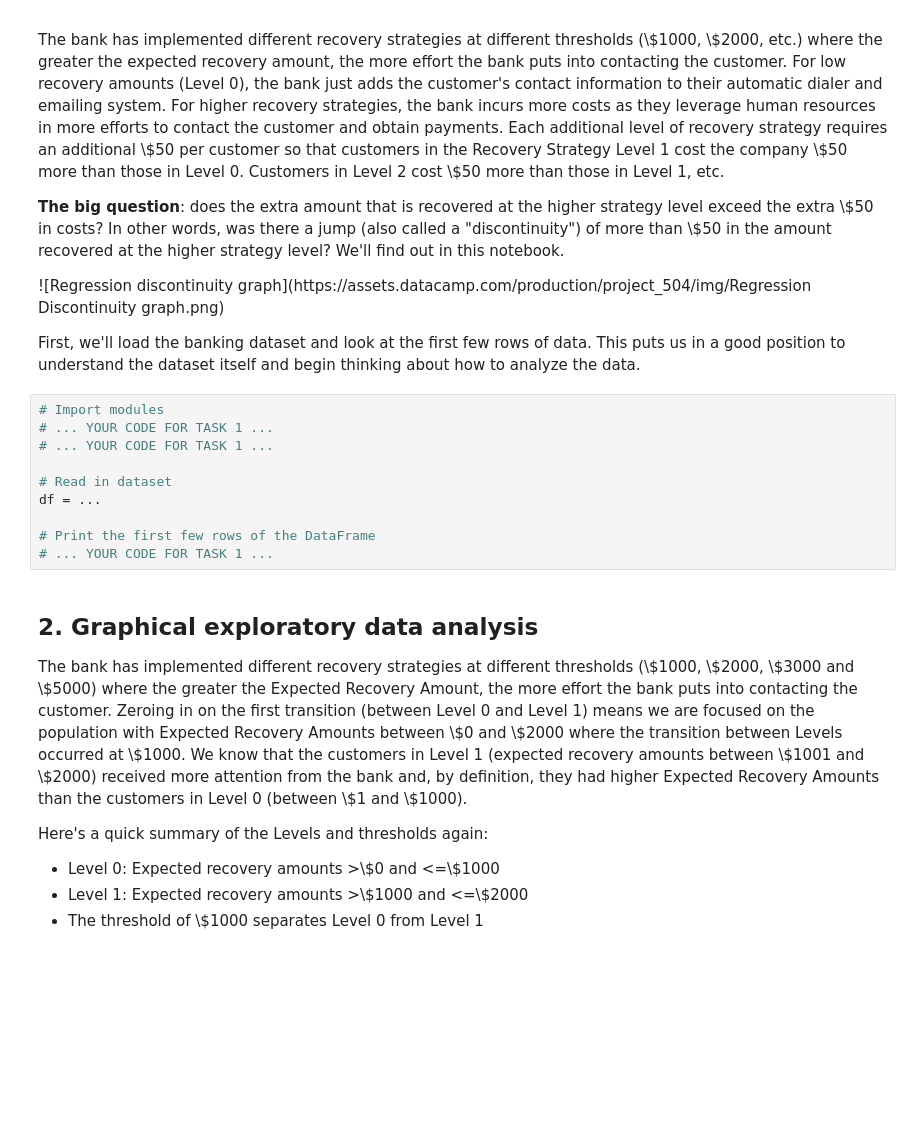
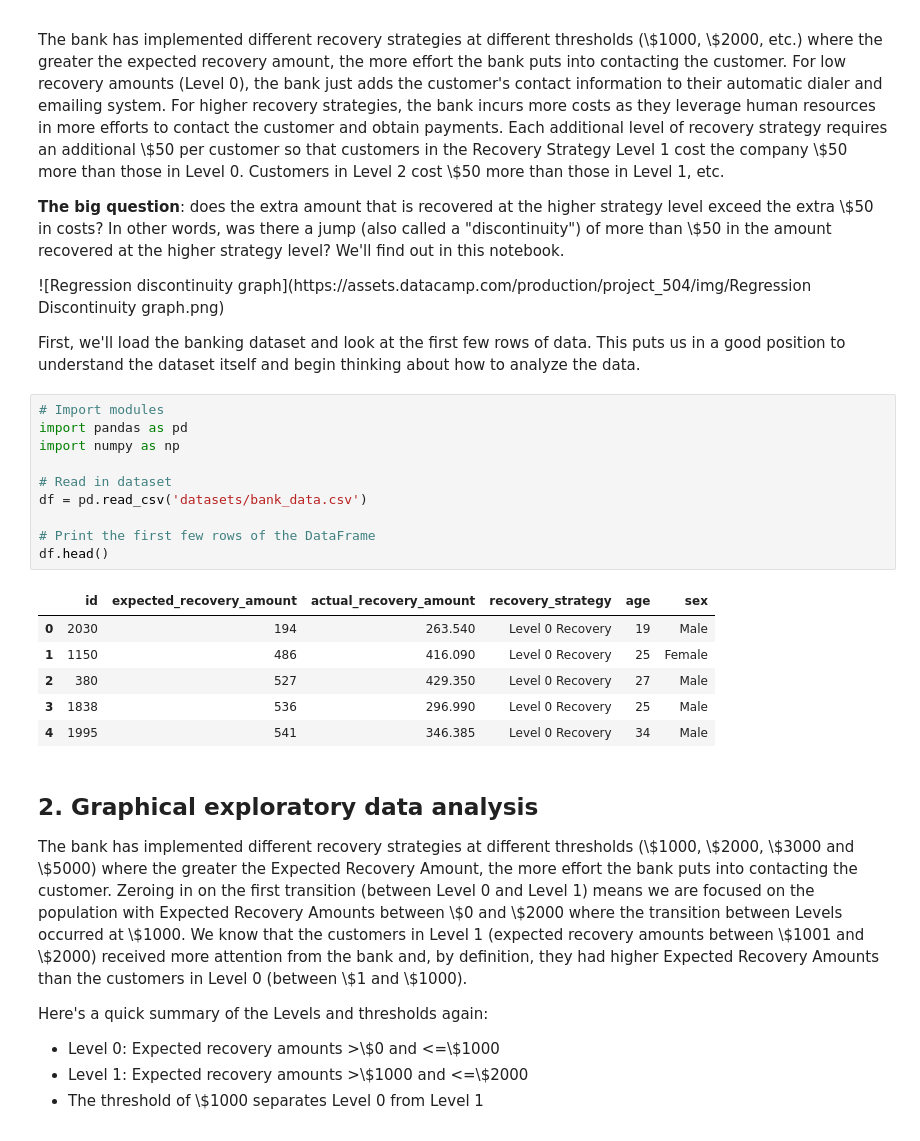
Before and after one commit to StephaniePC1/Which-Debts-Are-Worth-the-Banks-Effort, a Jupyter notebook: notebook.ipynb, the cells around one changed output. Drawn from its saved outputs; the diff is of its cells as text; blank space fills up the shorter version.

```diff
--- a/notebook.ipynb
+++ b/notebook.ipynb
@@ -7,14 +7,21 @@
 <p>First, we'll load the banking dataset and look at the first few rows of data. This puts us in a good position to understand the dataset itself and begin thinking about how to analyze the data.</p>
 # %%
 # Import modules
-# ... YOUR CODE FOR TASK 1 ...
-# ... YOUR CODE FOR TASK 1 ...
+import pandas as pd
+import numpy as np
 
 # Read in dataset
-df = ...
+df = pd.read_csv('datasets/bank_data.csv')
 
 # Print the first few rows of the DataFrame
-# ... YOUR CODE FOR TASK 1 ...
+df.head()
+# %% [output]
+|  | id | expected_recovery_amount | actual_recovery_amount | recovery_strategy | age | sex |
+| 0 | 2030 | 194 | 263.540 | Level 0 Recovery | 19 | Male |
+| 1 | 1150 | 486 | 416.090 | Level 0 Recovery | 25 | Female |
+| 2 | 380 | 527 | 429.350 | Level 0 Recovery | 27 | Male |
+| 3 | 1838 | 536 | 296.990 | Level 0 Recovery | 25 | Male |
+| 4 | 1995 | 541 | 346.385 | Level 0 Recovery | 34 | Male |
 # %% [markdown]
 ## 2. Graphical exploratory data analysis
 <p>The bank has implemented different recovery strategies at different thresholds (\$1000, \$2000, \$3000 and \$5000) where the greater the Expected Recovery Amount, the more effort the bank puts into contacting the customer. Zeroing in on the first transition (between Level 0 and Level 1) means we are focused on the population with Expected Recovery Amounts between \$0 and \$2000 where the transition between Levels occurred at \$1000. We know that the customers in Level 1 (expected recovery amounts between \$1001 and \$2000) received more attention from the bank and, by definition, they had higher Expected Recovery Amounts than the customers in Level 0 (between \$1 and \$1000).</p>
```
Also changed, not shown: parts of 8 cells of this notebook.
